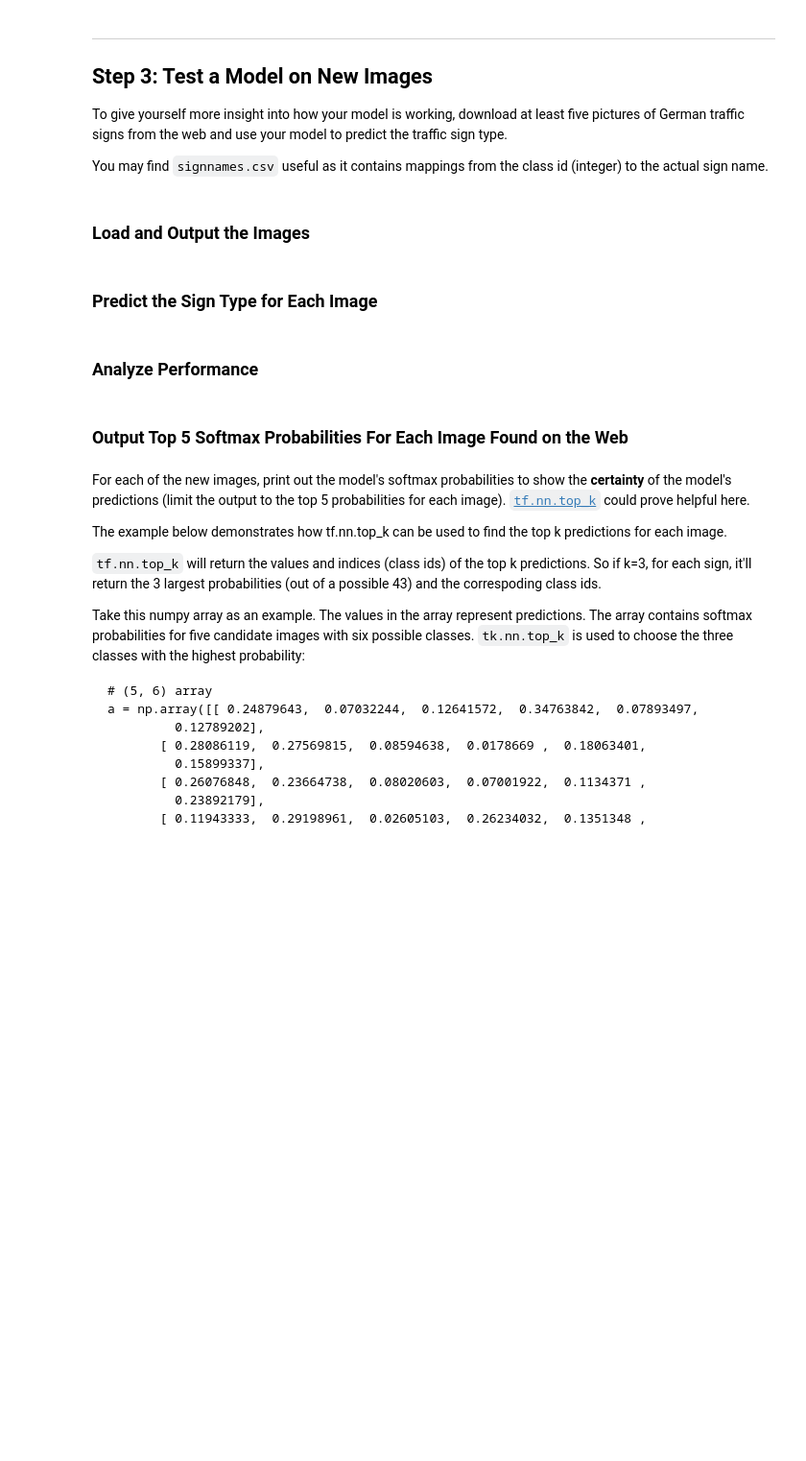
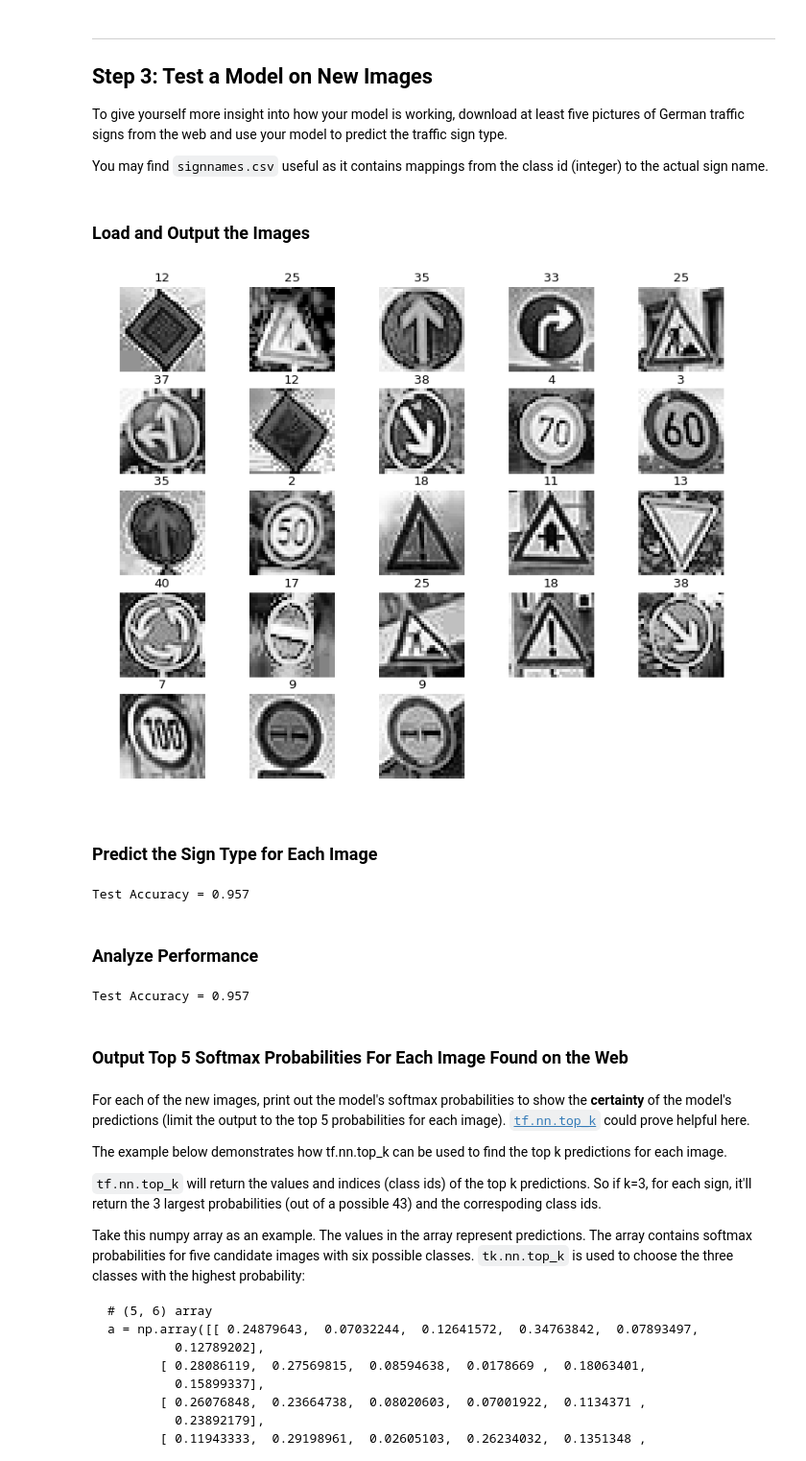
Before and after one commit to killermonkeys/CarND-Traffic-Sign-Classifier-Project, a Jupyter notebook: Traffic_Sign_Classifier.ipynb, the cells around one changed output. Shown: that part at 96% size. Saved outputs shown, nothing was run; the diff lists cells and outputs as text; code cells hidden in the pictures; blank space fills up the shorter version.

Commit message:
Completed notebook

```diff
--- a/Traffic_Sign_Classifier.ipynb
+++ b/Traffic_Sign_Classifier.ipynb
@@ -219,15 +242,20 @@ Train prenorm:  [[[28 25 24]
 
 import tensorflow as tf
 
-EPOCHS = 60
+EPOCHS = 50
 BATCH_SIZE = 128
 
 from tensorflow.contrib.layers import flatten
-
+layer1 = None
+layer2 = None
+layer3 = None
+tf.reset_default_graph()
 def LeTrafficSignsNet(x):
     # Arguments used for tf.truncated_normal, randomly defines variables for the weights and biases for each layer
     mu = 0
     sigma = 0.1
+
+    global layer2
 
     # TODO: Layer 1: Convolutional. Input = 32x32x3. Output = 32x32x32.
     F_1_W = tf.Variable(tf.truncated_normal((5, 5, CHANNELS, 32), mean = mu, stddev = sigma))
@@ -255,15 +283,15 @@ def LeTrafficSignsNet(x):
     layer2 = tf.nn.relu(layer2)
 
     # TODO: Pooling. Input = 16x16x64. Output = 8x8x64.
-    layer2 = tf.nn.max_pool(layer2,ksize=[1,2,2,1],strides=[1,2,2,1],padding='SAME')
+    layer2_pool = tf.nn.max_pool(layer2,ksize=[1,2,2,1],strides=[1,2,2,1],padding='SAME')
 
     # TODO: Flatten. Input = 8x8x64. Output = 4096x.
-    layer2 = flatten(layer2)
+    layer2_flatten = flatten(layer2_pool)
 
     # TODO: Layer 3: Fully Connected. Input = 4096. Output = 1024.
     F_3_W = tf.Variable(tf.truncated_normal(shape=(8*8*64, 1024), mean = mu, stddev = sigma))
     F_3_b = tf.Variable(tf.zeros(1024))
-    layer3 = tf.add(tf.matmul(layer2, F_3_W), F_3_b)
+    layer3 = tf.add(tf.matmul(layer2_flatten, F_3_W), F_3_b)
 
     # TODO: Activation.
     layer3 = tf.nn.relu(layer3)
@@ -271,7 +299,7 @@ def LeTrafficSignsNet(x):
     #Dropout
     layer3_drop = tf.nn.dropout(layer3, keep_prob)
 
-    # TODO: Layer 5: Fully Connected. Input = 120. Output = 43.
+    # TODO: Layer 5: Fully Connected. Input = 1024. Output = 43.
     F_5_W = tf.Variable(tf.truncated_normal((1024, 43), mean = mu, stddev = sigma))
     F_5_b = tf.Variable(tf.zeros(43))
     logits = tf.add(tf.matmul(layer3_drop, F_5_W), F_5_b)
@@ -405,14 +435,75 @@ You may find `signnames.csv` useful as it contains mappings from the class id (i
+# %%
+### Load the images and plot them here.
+### Feel free to use as many code cells as needed.
+
+import matplotlib.image as mpimg
+import os
+import csv
+import glob
+
+signs = {}
+with open('signnames.csv', newline='') as f:
+    reader = csv.reader(f)
+    for row in reader:
+        signs[row[0]] = row[1]
+
+X_test2 = None
+y_test2 = []
+images = glob.glob("test2/*.jpg")
+for image_filename in images:
+    image = mpimg.imread(image_filename)
+    imshape = image.shape
+    try:
+        X_test2 = np.append(X_test2, [image], axis=0)
+    except (NameError, AttributeError, ValueError):
+        X_test2 = np.array([exposure.equalize_hist(image)])
+    y_test2.append(image_filename.split('/')[1].split('.')[0].split('_')[1])
+
+
+X_test2 = normalize(tf.Session().run(tf.image.rgb_to_grayscale(X_test2)))
+import matplotlib.pyplot as plt
+from skimage import exposure
+# Visualizations will be shown in the notebook.
+%matplotlib inline
+
+n_rows = 10
+n_cols = 5
+fig = plt.figure(figsize=(11, 18), dpi=80)
+for i in range(0,len(X_test2)):
+    sp = fig.add_subplot(n_rows, n_cols, i+1)
+    sp.set_title(y_test2[i])
+    image = X_test2[i,:,:,0]
+    imgplt = plt.imshow(image, cmap=plt.get_cmap('gray'))
+    plt.axis('off')
+plt.show()
+# %% [output]
+[figure, added]
 # %% [markdown]
 ### Predict the Sign Type for Each Image
 # %%
 ### Run the predictions here and use the model to output the prediction for each image.
 ### Make sure to pre-process the images with the same pre-processing pipeline used earlier.
 ### Feel free to use as many code cells as needed.
+
+X_test_set,  y_test_set  = X_test2,  y_test2
+
+with tf.Session() as sess:
+    saver.restore(sess, './lenet-backup')
+
+    test_accuracy = evaluate(X_test_set, y_test_set)
+    print("Test Accuracy = {:.3f}".format(test_accuracy))
+# %% [output]
+Test Accuracy = 0.957
 # %% [markdown]
 ### Analyze Performance
 # %%
 ### Calculate the accuracy for these 5 new images.
 ### For example, if the model predicted 1 out of 5 signs correctly, it's 20% accurate on these new images.
+
+
+print("Test Accuracy = {:.3f}".format(test_accuracy))
+# %% [output]
+Test Accuracy = 0.957
 # %% [markdown]
 ### Output Top 5 Softmax Probabilities For Each Image Found on the Web
 # %% [markdown]
```
Also changed, not shown: parts of 15 cells of this notebook, 27 other files.
